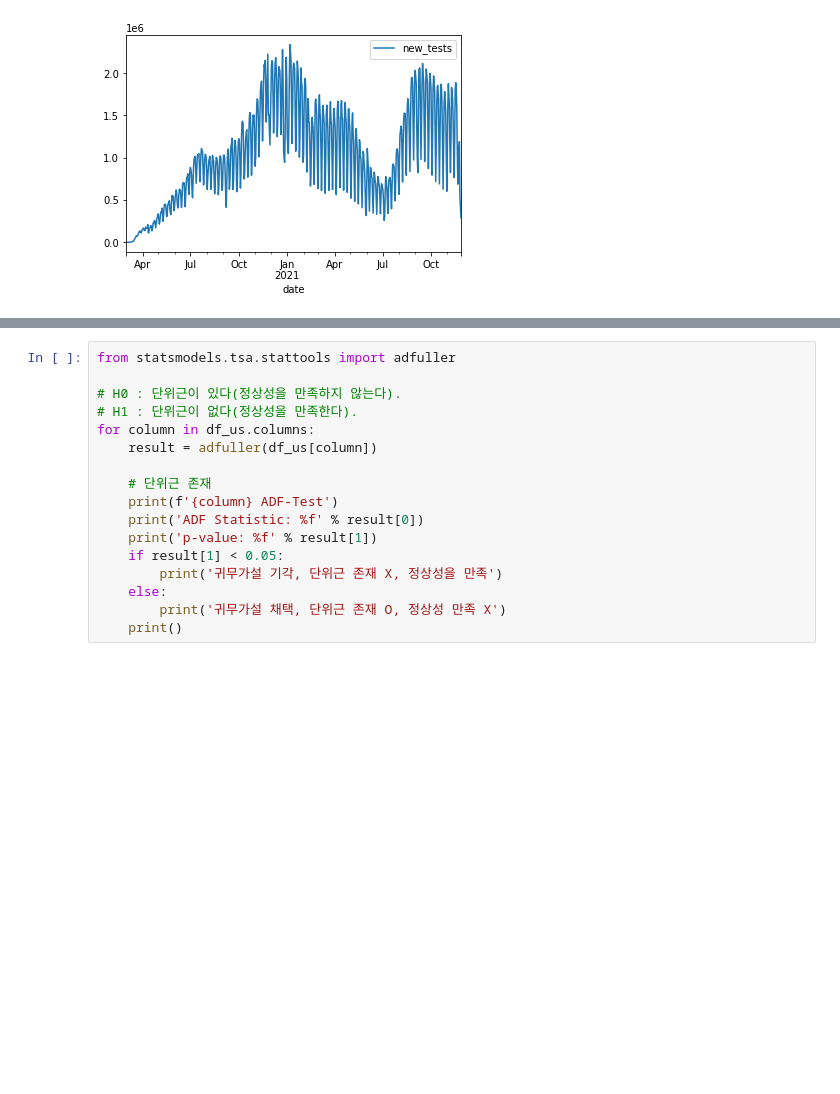
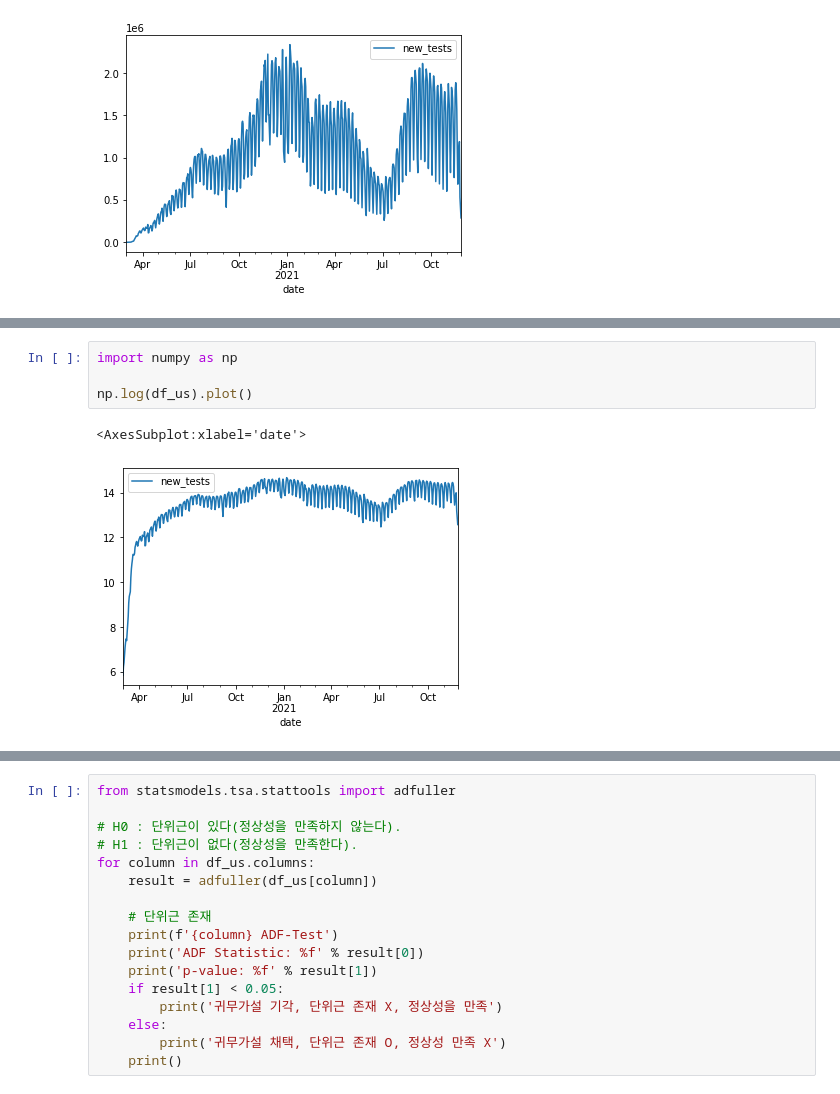
Before and after one commit to Ssunbell/ADP_study, a Jupyter notebook: 13주차/seonjong/timeseries_modeling.ipynb, the cells around one changed output, grey strips where cells are left out. Drawn from its saved outputs; the diff is of its cells as text; blank space fills up the shorter version.

```diff
--- a/13주차/seonjong/timeseries_modeling.ipynb
+++ b/13주차/seonjong/timeseries_modeling.ipynb
@@ -84,0 +88,7 @@ df_us.plot()
+# %%
+import numpy as np
+
+np.log(df_us).plot()
+# %% [output]
+<AxesSubplot:xlabel='date'>
+[figure, added]
```
Also changed, not shown: parts of 77 cells of this notebook.
